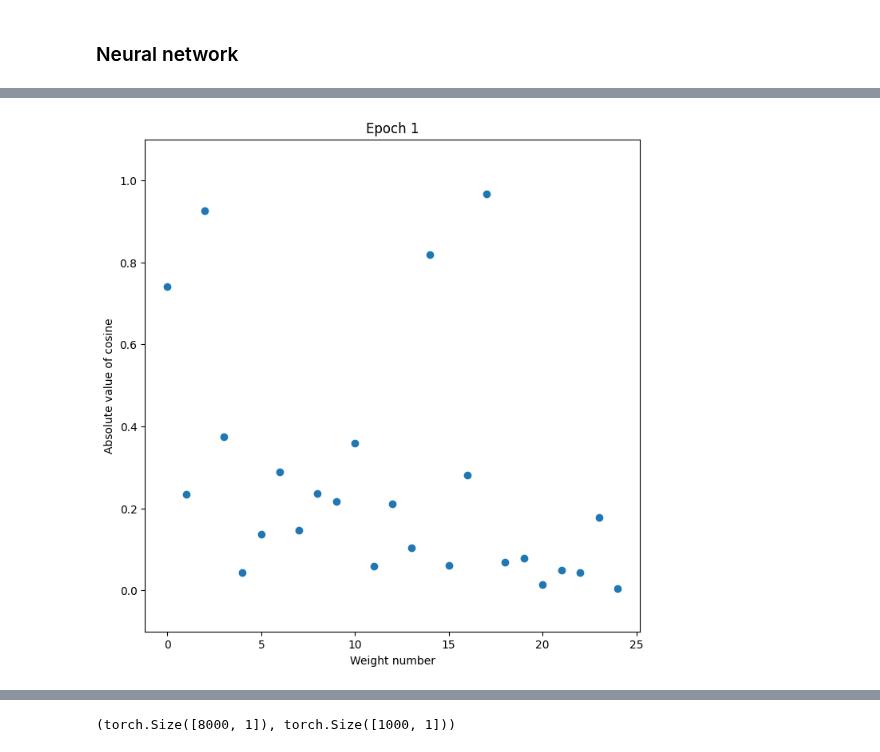
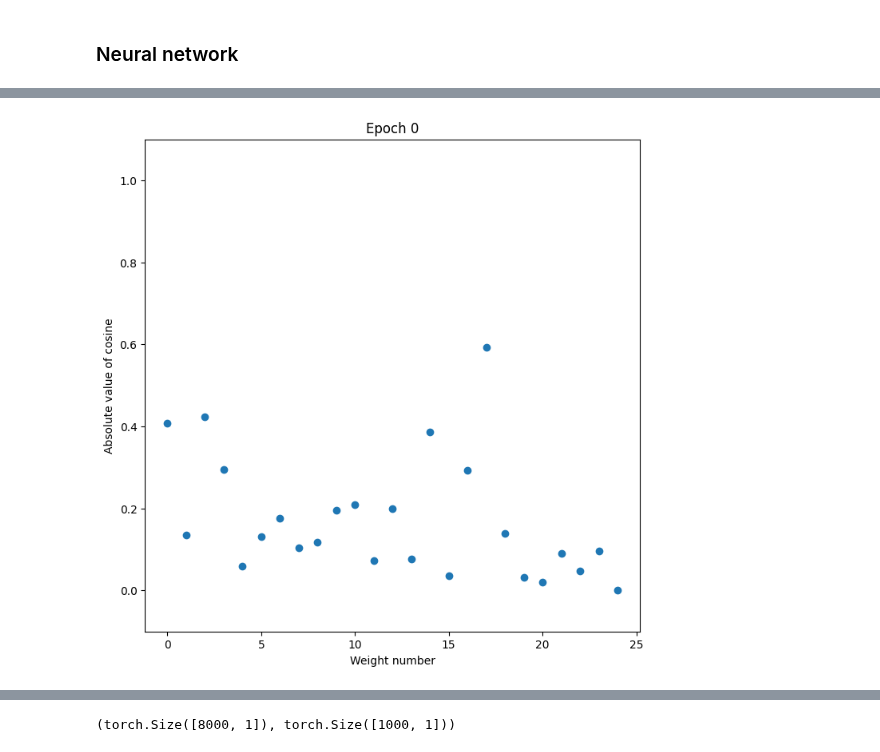
Before and after one commit to Bala-A87/UGRC, a Jupyter notebook: Code/hidden-function.ipynb, the cells around one changed output, grey strips where cells are left out. Cells and saved outputs as stored; diff of their text form; code cells hidden in the pictures.

```diff
--- a/Code/hidden-function.ipynb
+++ b/Code/hidden-function.ipynb
@@ -45,3 +43,6 @@ X_uncorrelated_scaled = X_uncorrelated / X_uncorrelated_row_norms
+# %%
+# X_uncorrelated_scaled = X_uncorrelated / X_uncorrelated_row_norms
+X_uncorrelated_scaled = X_uncorrelated
 # %%
 scale_factor = CYCLES * torch.pi / X_uncorrelated_scaled.sum(dim=1).max()
 scale_factor
@@ -134,7 +141,7 @@ if VALIDATE_NN:
     best_weight_decay = None
     best_optimizer = None
 else:
-    with open('configs/nn/hidden-function.json', 'r') as f:
+    with open('configs/nn/hidden-function/4cycles.json', 'r') as f:
         best_config = json.load(f)
     best_depth = best_config['depth']
     best_width = best_config['width']
@@ -196,7 +203,7 @@ if VALIDATE_NN:
         'weight_decay': best_weight_decay,
         'optimizer': best_optimizer
     }
-    with open('configs/nn/hidden-function.json', 'w') as f:
+    with open('configs/nn/hidden-function/4cycles.json', 'w') as f:
         json.dump(best_config, f)
 
 print(f'\nBest validation score after {EPOCHS} epochs: {best_score:.6f}. Best configuration:')
@@ -210,6 +233,7 @@ Depth:0, Width:2048, Actn.:relu, lr:1.0, w_d:0.0, optimizer:adadelta
 torch.random.manual_seed(47647)
 best_activation_fn = torch.nn.ReLU if best_activation == 'relu' else torch.nn.Tanh
 best_model_nn = SimpleNN(best_width, best_activation_fn).to(device)
+model_0 = best_model_nn.clone()
 # %%
 from scripts.metrics import NegMeanSquaredError
 from scripts.utils import EarlyStopping
@@ -259,25 +283,28 @@ Training stopped.
 # %%
 from matplotlib.animation import FuncAnimation, FFMpegWriter
 
 fig, ax = plt.subplots(1, 1, figsize=(8, 8))
-FPS = 3
+FPS = 5
+models = [model_0] + history['models']
+
+# get initial model, put into list, append history['models'] to it and use that instead
 
 def plot_cosines(i):
-    cosines = get_cosine_angles(history['models'][i])
+    cosines = get_cosine_angles(models[i])
     ax.clear()
 
     ax.scatter(range(len(cosines)), cosines.abs())
     ax.set_ylim(-0.1, 1.1)
     ax.set_ylabel('Absolute value of cosine')
     ax.set_xlabel('Weight number')
-    ax.set_title(f'Epoch {i+1}')
+    ax.set_title(f'Epoch {i}')
 
-ani = FuncAnimation(fig, plot_cosines, frames = 50, interval=1000/FPS, repeat=True)
+ani = FuncAnimation(fig, plot_cosines, frames = len(models), interval=1000/FPS, repeat=True)
 writer = FFMpegWriter(fps=FPS, bitrate=1800, metadata=dict(arist='Me'))
 
-ani.save('animations/cosine_variation.mp4', writer=writer)
+ani.save('animations/cosine_variations/4cycles_reg_gd.mp4', writer=writer)
 # %% [output]
-[figure, old version]
+[figure, new version]
 # %%
 from scripts.utils import plot_train_history
 
```
Also changed, not shown: parts of 18 cells of this notebook, 27 other files.
